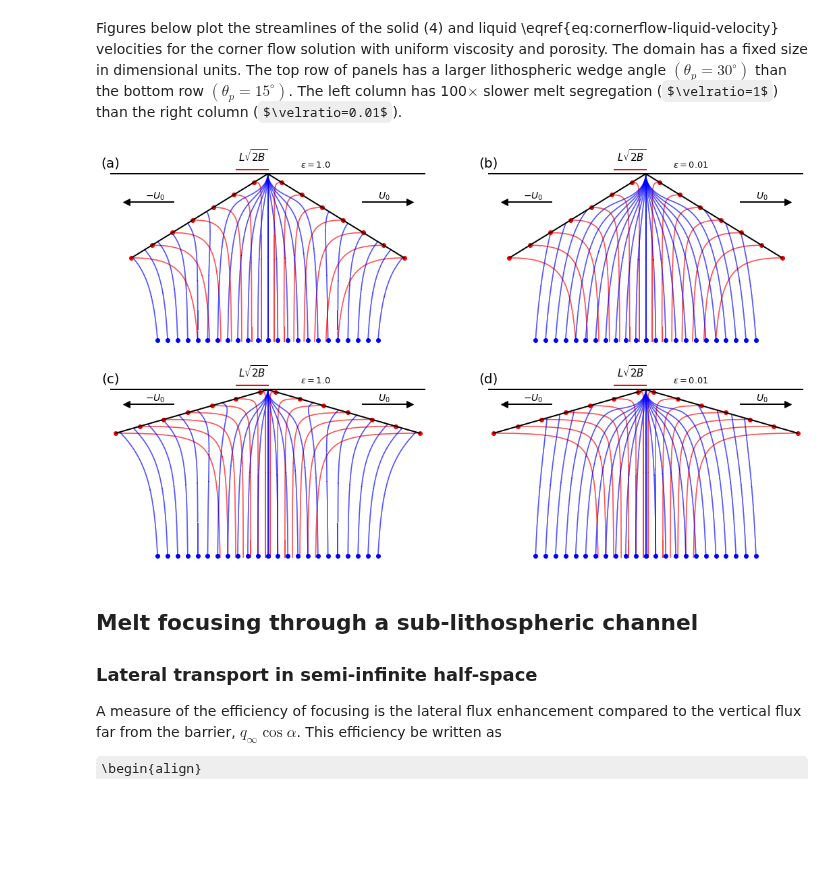
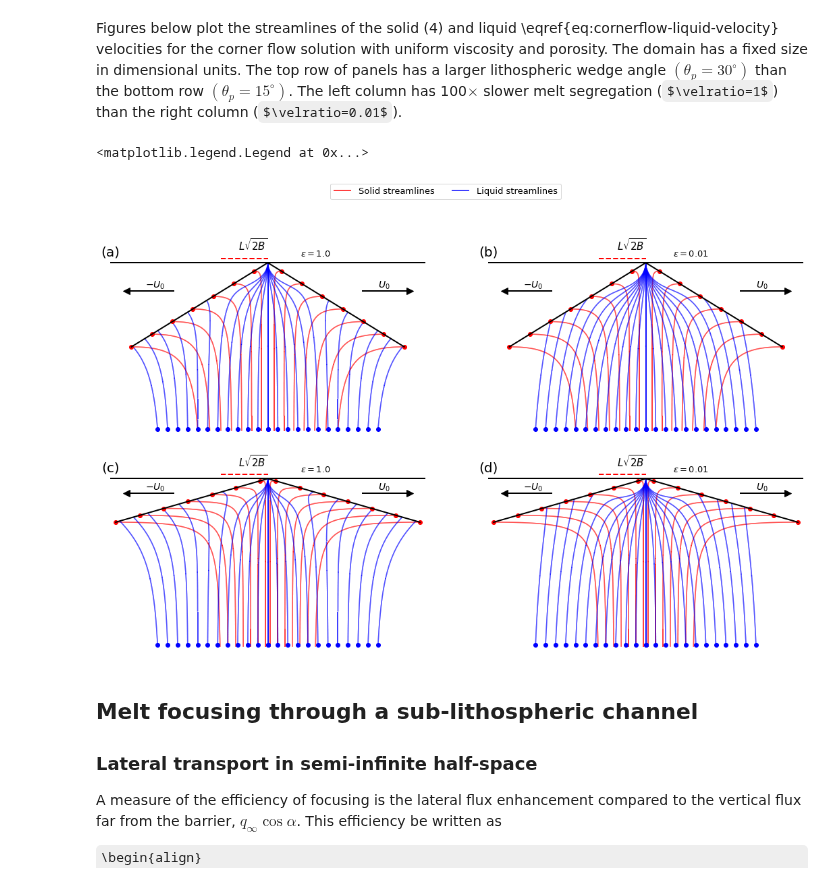
Before and after one commit to FoaLab/partially-molten-rock-PUP, a Jupyter notebook: content/ch13.ipynb, the cells around one changed output. Saved outputs shown, nothing was run; the diff lists cells and outputs as text; code cells hidden in the pictures; some formulas as TeX source; blank space fills up the shorter version.

Commit message:
ch 13: legends on figure 1

```diff
--- a/content/ch13.ipynb
+++ b/content/ch13.ipynb
@@ -107,6 +107,8 @@ alphvec = np.asarray([30*np.pi/180., 15*np.pi/180.])
 r = np.sqrt(X**2 + Y**2)/L
 
 annotations = [['(a)', '(b)'], ['(c)', '(d)']]
+
+plots = []
 
 for i, alph in enumerate(alphvec):
     B = 2./(np.pi - 2*alph - np.sin(2.*alph))
@@ -133,8 +135,9 @@ for i, alph in enumerate(alphvec):
         seedVS[:, 0] = np.linspace(sm*np.cos(alph), np.cos(alph), 7)
         seedVS[:, 1] = np.linspace(sm*np.sin(alph), np.sin(alph), 7)
         ax[i, j].plot(seedVS[:, 0], seedVS[:, 1], 'ro')
-        ax[i, j].streamplot(X, Y, VSX, VSY, start_points=seedVS, color='r', maxlength=10.0, density=(100,100),
-                            integration_direction='backward', minlength=0.5, arrowstyle='-')
+        strm = ax[i, j].streamplot(X, Y, VSX, VSY, start_points=seedVS, color='r', maxlength=10.0, density=(100,100),
+                                   integration_direction='backward', minlength=0.5, arrowstyle='-')
+        plots.append(strm.lines)
         # in the negative X axis
         seedVS[:, 0] = np.linspace(-np.cos(alph), -sm*np.cos(alph), 7)
         seedVS[:, 1] = np.flip(np.linspace(sm*np.sin(alph), np.sin(alph), 7))
@@ -149,39 +152,44 @@ for i, alph in enumerate(alphvec):
         seedVL[:, 0] = 0.7 * np.linspace(0.0, np.amax(x), 12)
         seedVL[:, 1] = 0.99
         ax[i, j].plot(seedVL[:, 0], seedVL[:, 1], 'bo')
-        ax[i, j].streamplot(X, Y, VLX, VLY, start_points=seedVL, color='b', maxlength=10.0, density=(100,100),
-                            integration_direction='forward', minlength=0.5, arrowstyle='-')
+        strm2 = ax[i, j].streamplot(X, Y, VLX, VLY, start_points=seedVL, color='b', maxlength=10.0, density=(100,100),
+                                    integration_direction='forward', minlength=0.5, arrowstyle='-')
+        plots.append(strm2.lines)
         # in the negative X axis
         seedVL[:, 0] = 0.7 * np.linspace(-np.amax(x), 0.0, 12)
         seedVL[:, 1] = 0.99
         ax[i, j].plot(seedVL[:, 0], seedVL[:, 1], 'bo')
         ax[i, j].streamplot(X, Y, VLX, VLY, start_points=seedVL, color='b', maxlength=10.0, density=(100,100),
                             integration_direction='forward', minlength=0.5, arrowstyle='-')
 
         ax[i, j].text(-0.47*aspect, -0.1, annotations[i][j], fontsize=20, verticalalignment='top', horizontalalignment='right')
         ax[i, j].text(0.0, -0.15, r'$L \sqrt{2B}$', fontsize=15, verticalalignment='top', horizontalalignment='right')
-        ax[i, j].plot([-0.1*aspect, 0.0], [-0.025, -0.025], '-r', linewidth=2)
+        ax[i, j].plot([-0.15*aspect, 0.0], [-0.025, -0.025], '--r', linewidth=2)
         ax[i, j].text(0.2*aspect, -0.08, r'$\epsilon={}$'.format(e), fontsize=13, verticalalignment='top', horizontalalignment='right')
 
         # annotations
         ax[i, j].plot([-1., 1.], [0., 0.], '-k', linewidth=2)
         ax[i, j].plot([-np.cos(alph), 0., np.cos(alph)], [np.sin(alph), 0., np.sin(alph)], '-k', linewidth=2)
         # U_0 line
         ax[i, j].plot([0.6, 0.9], [np.sin(alph)/3., np.sin(alph)/3.], '-k', linewidth=2)
         ax[i, j].plot(0.9, np.sin(alph)/3., '>k', markersize=10, markerfacecolor='k')
         ax[i, j].annotate(r'$U_0$', xy=[0.7, np.sin(alph)/3.0], fontsize=14, verticalalignment='bottom')
         # -U_0 line
         ax[i, j].plot([-0.6, -0.9], [np.sin(alph)/3., np.sin(alph)/3.], '-k', linewidth=2)
         ax[i, j].plot(-0.9, np.sin(alph)/3., '<k', markersize=10, markerfacecolor='k')
         ax[i, j].annotate(r'$-U_0$', xy=[-0.65, np.sin(alph)/3.0], fontsize=14, verticalalignment='bottom',
                           horizontalalignment='right')
         # axes
         ax[i, j].set_xlim(-0.5*aspect, 0.5*aspect)
         ax[i, j].set_ylim(-0.05, 1.02)
         ax[i, j].set_axis_off()
         ax[i, j].invert_yaxis()
+
+f.legend(handles=plots[0:2], fontsize=13, labels=['Solid streamlines', 'Liquid streamlines'],
+         bbox_to_anchor=(0.5, 1.0), loc='center', ncol=2, borderaxespad=0.)
 # %% [output]
+<matplotlib.legend.Legend at 0x...>
-[figure, old version]
+[figure, new version]
 # %% [markdown]
 ## Melt focusing through a sub-lithospheric channel
 
```
Also changed, not shown: 17 other files.
